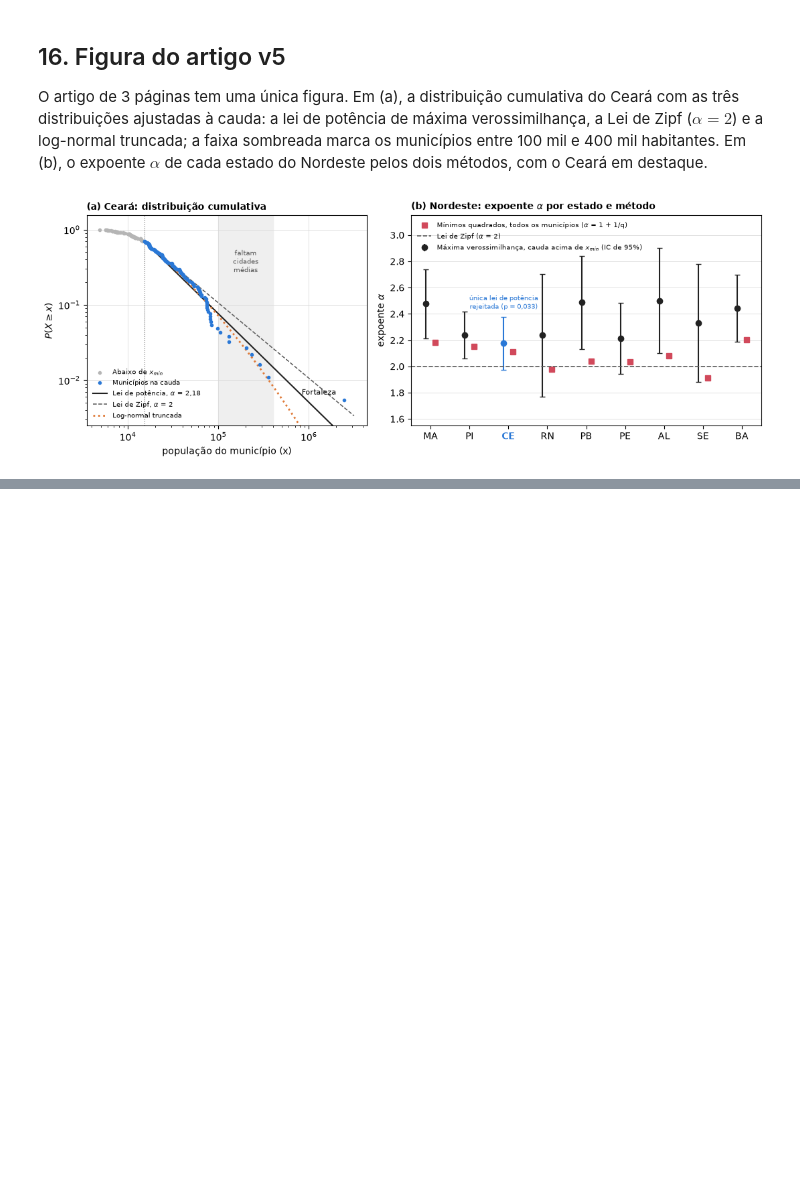
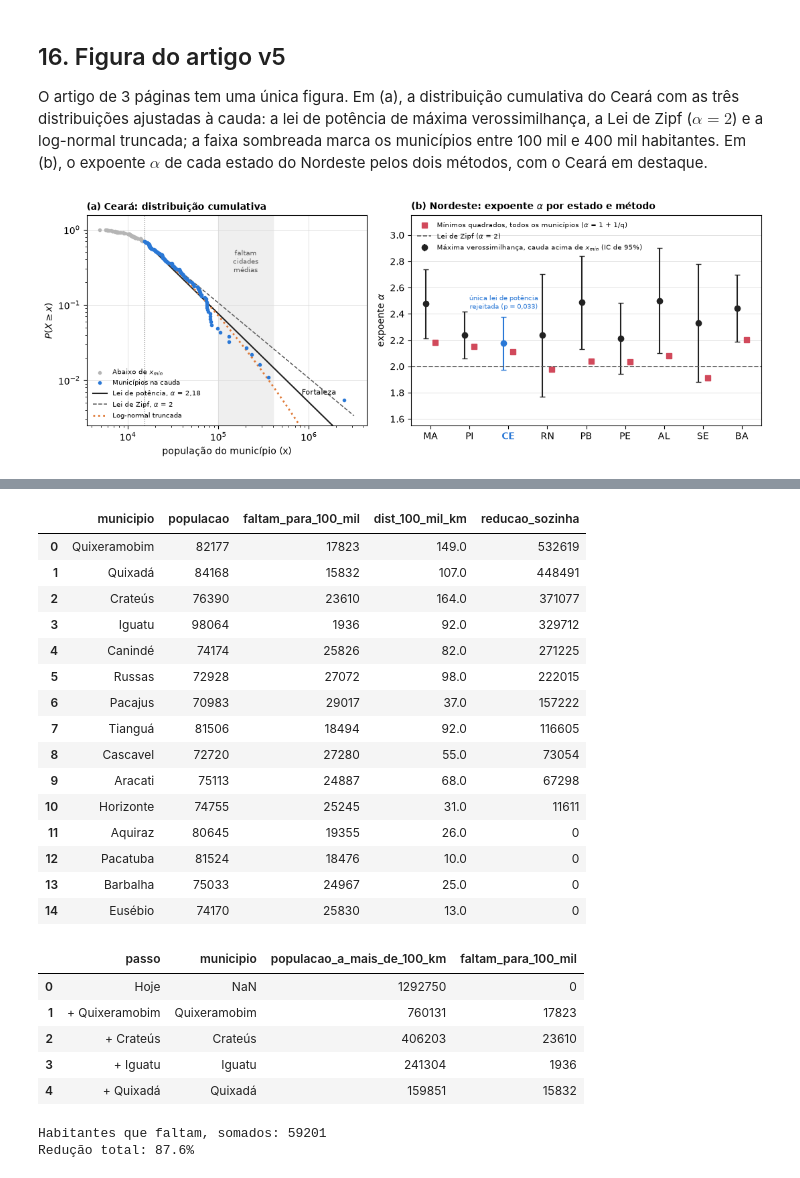
Before and after one commit to DaviFPassos/Lei_Zipf_Ceara, a Jupyter notebook: Lei_de_Zipf_Ceara_v5.ipynb, the cells around one changed output, grey strips where cells are left out. Saved outputs shown, nothing was run; the diff lists cells and outputs as text; code cells hidden in the pictures; blank space fills up the shorter version.

```diff
--- a/Lei_de_Zipf_Ceara_v5.ipynb
+++ b/Lei_de_Zipf_Ceara_v5.ipynb
@@ -1181,0 +1358,64 @@ plt.show()
+# %%
+# Quais cidades cearenses entre 70 mil e 100 mil mais reduziriam a população a mais de 100 km?
+mascara_ce = (nordeste['UF'] == 'CE').to_numpy()
+pop_uf_ce = nordeste.loc[mascara_ce, 'populacao'].to_numpy()
+polos_atuais = np.flatnonzero(nordeste['populacao'].to_numpy() >= 1e5)
+candidatas = np.flatnonzero(mascara_ce & nordeste['populacao'].between(7e4, 1e5 - 1).to_numpy())
+
+def populacao_longe(polos):
+    return int(pop_uf_ce[matriz_km[np.ix_(mascara_ce, polos)].min(axis=1) > 100].sum())
+
+base_longe = populacao_longe(polos_atuais)
+
+# Efeito de cada cidade sozinha.
+efeito_individual = pd.DataFrame([{
+    'municipio': nordeste.loc[i, 'municipio'],
+    'populacao': int(nordeste.loc[i, 'populacao']),
+    'faltam_para_100_mil': int(1e5 - nordeste.loc[i, 'populacao']),
+    'dist_100_mil_km': nordeste.loc[i, 'dist_100_mil'],
+    'reducao_sozinha': base_longe - populacao_longe(np.append(polos_atuais, i)),
+} for i in candidatas]).sort_values('reducao_sozinha', ascending=False).reset_index(drop=True)
+efeito_individual.to_csv(OUTPUT / 'ceara_cidades_candidatas.csv', index=False, encoding='utf-8-sig')
+display(efeito_individual.round(0))
+
+# Sequência gulosa: a cada passo, entra a cidade que mais reduz a população distante.
+polos, restantes = polos_atuais.copy(), list(candidatas)
+sequencia = [{'passo': 'Hoje', 'municipio': None, 'populacao_a_mais_de_100_km': base_longe, 'faltam_para_100_mil': 0}]
+for _ in range(4):
+    escolhida = min(restantes, key=lambda i: populacao_longe(np.append(polos, i)))
+    polos = np.append(polos, escolhida)
+    restantes.remove(escolhida)
+    sequencia.append({'passo': f"+ {nordeste.loc[escolhida, 'municipio']}",
+                      'municipio': nordeste.loc[escolhida, 'municipio'],
+                      'populacao_a_mais_de_100_km': populacao_longe(polos),
+                      'faltam_para_100_mil': int(1e5 - nordeste.loc[escolhida, 'populacao'])})
+sequencia_polos = pd.DataFrame(sequencia)
+sequencia_polos.to_csv(OUTPUT / 'ceara_sequencia_polos.csv', index=False, encoding='utf-8-sig')
+display(sequencia_polos)
+print('Habitantes que faltam, somados:', sequencia_polos['faltam_para_100_mil'].sum())
+print(f"Redução total: {100 * (1 - sequencia_polos['populacao_a_mais_de_100_km'].iloc[-1] / base_longe):.1f}%")
+# %% [output]
+|  | municipio | populacao | faltam_para_100_mil | dist_100_mil_km | reducao_sozinha |
+| 0 | Quixeramobim | 82177 | 17823 | 149.0 | 532619 |
+| 1 | Quixadá | 84168 | 15832 | 107.0 | 448491 |
+| 2 | Crateús | 76390 | 23610 | 164.0 | 371077 |
+| 3 | Iguatu | 98064 | 1936 | 92.0 | 329712 |
+| 4 | Canindé | 74174 | 25826 | 82.0 | 271225 |
+| 5 | Russas | 72928 | 27072 | 98.0 | 222015 |
+| 6 | Pacajus | 70983 | 29017 | 37.0 | 157222 |
+| 7 | Tianguá | 81506 | 18494 | 92.0 | 116605 |
+| 8 | Cascavel | 72720 | 27280 | 55.0 | 73054 |
+| 9 | Aracati | 75113 | 24887 | 68.0 | 67298 |
+| 10 | Horizonte | 74755 | 25245 | 31.0 | 11611 |
+| 11 | Aquiraz | 80645 | 19355 | 26.0 | 0 |
+| 12 | Pacatuba | 81524 | 18476 | 10.0 | 0 |
+| 13 | Barbalha | 75033 | 24967 | 25.0 | 0 |
+| 14 | Eusébio | 74170 | 25830 | 13.0 | 0 |
+|  | passo | municipio | populacao_a_mais_de_100_km | faltam_para_100_mil |
+| 0 | Hoje | NaN | 1292750 | 0 |
+| 1 | + Quixeramobim | Quixeramobim | 760131 | 17823 |
+| 2 | + Crateús | Crateús | 406203 | 23610 |
+| 3 | + Iguatu | Iguatu | 241304 | 1936 |
+| 4 | + Quixadá | Quixadá | 159851 | 15832 |
+Habitantes que faltam, somados: 59201
+Redução total: 87.6%
```
Also changed, not shown: parts of 7 cells of this notebook, 4 other files.
